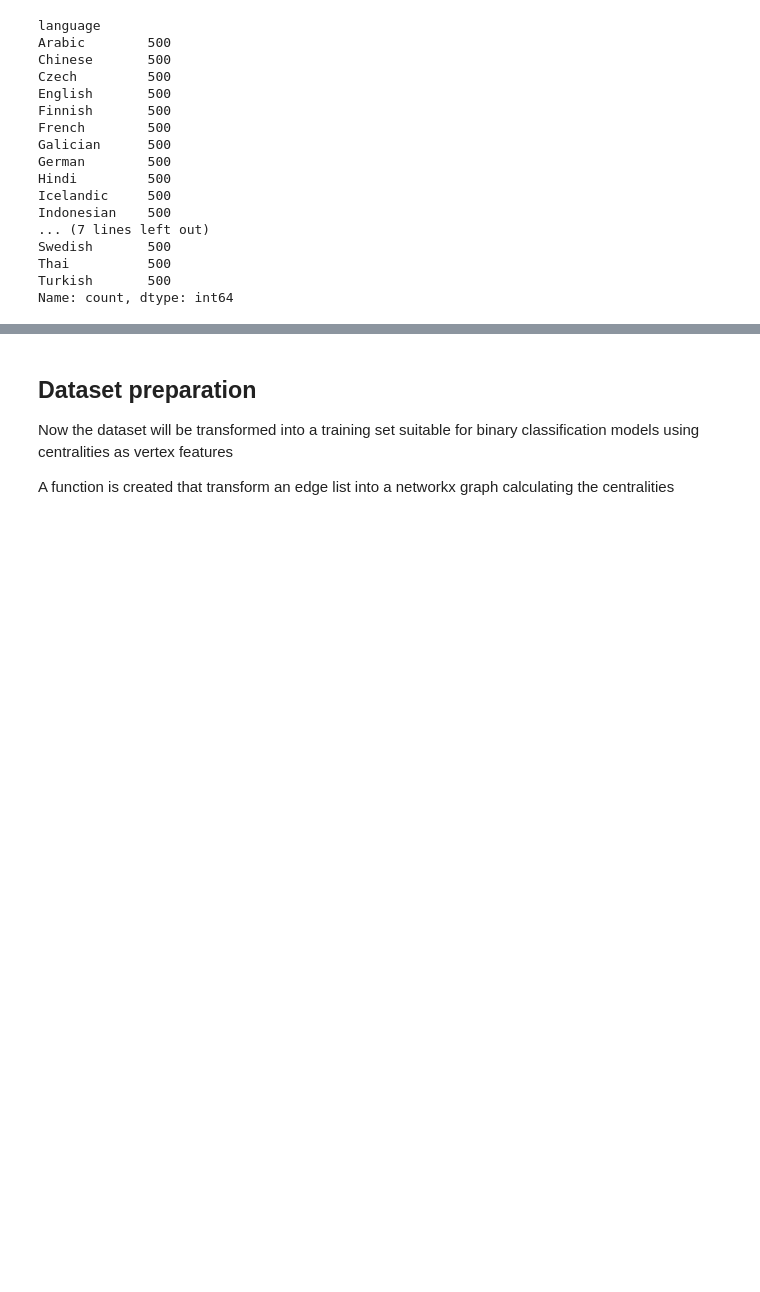
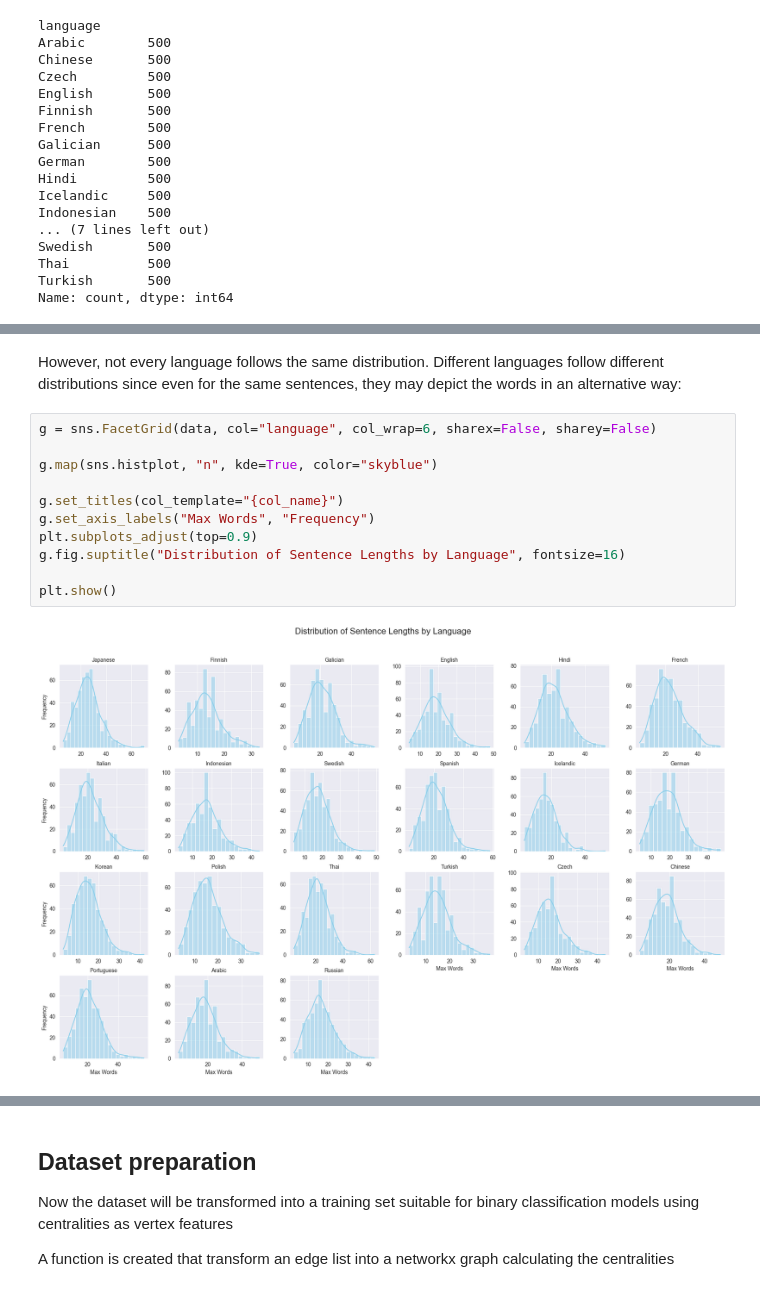
Before and after one commit to stef4k/ml-project-root-node-in-free-tree, a Jupyter notebook: notebooks/data_preprocessing.ipynb, the cells around one changed output, grey strips where cells are left out. Drawn from its saved outputs; the diff is of its cells as text; blank space fills up the shorter version.

```diff
--- a/notebooks/data_preprocessing.ipynb
+++ b/notebooks/data_preprocessing.ipynb
@@ -78,0 +93,15 @@ Name: count, dtype: int64
+# %% [markdown]
+However, not every language follows the same distribution. Different languages follow different distributions since even for the same sentences, they may depict the words in an alternative way:
+# %%
+g = sns.FacetGrid(data, col="language", col_wrap=6, sharex=False, sharey=False)
+
+g.map(sns.histplot, "n", kde=True, color="skyblue")
+
+g.set_titles(col_template="{col_name}")
+g.set_axis_labels("Max Words", "Frequency")
+plt.subplots_adjust(top=0.9)
+g.fig.suptitle("Distribution of Sentence Lengths by Language", fontsize=16)
+
+plt.show()
+# %% [output]
+[figure, added]
```
Also changed, not shown: parts of 6 cells of this notebook, 1 other file.
